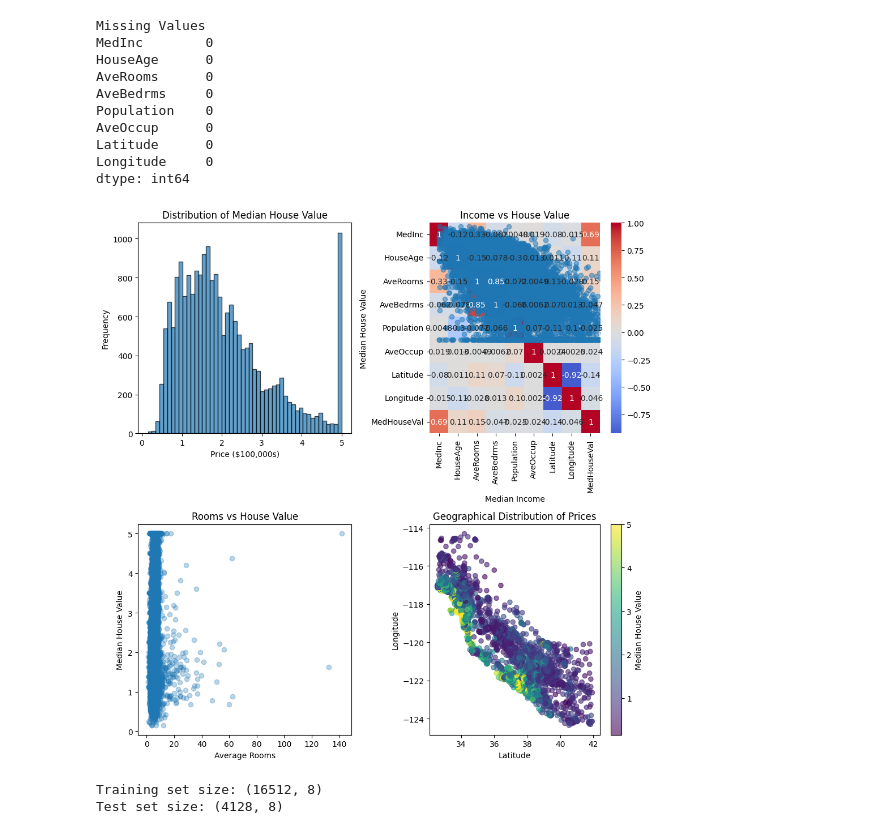
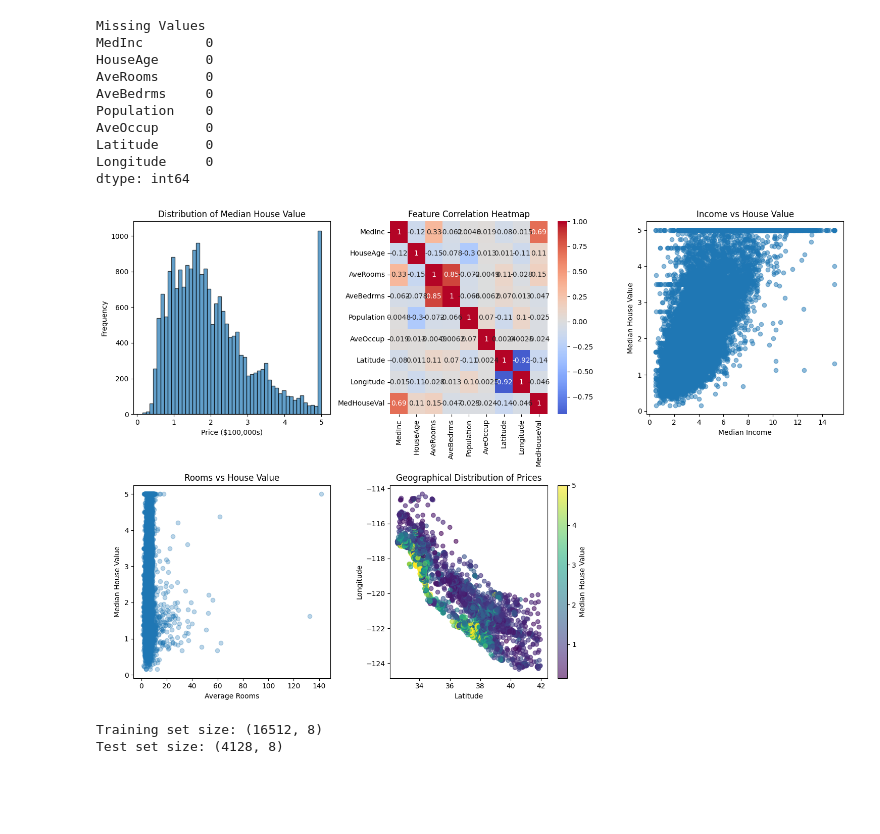
Before and after one commit to Hariprasaath01/UOM-AI-Sessions, a Jupyter notebook: Session 4/DecisionTree.ipynb, the cells around one changed output. Drawn from its saved outputs; the diff is of its cells as text; code cells hidden in the pictures; blank space fills up the shorter version.

```diff
--- a/Session 4/DecisionTree.ipynb
+++ b/Session 4/DecisionTree.ipynb
@@ -59,34 +59,35 @@ plt.hist(y, bins=50, edgecolor='black', alpha=0.7)
 plt.title('Distribution of Median House Value')
 plt.xlabel('Price ($100,000s)')
 plt.ylabel('Frequency')
 
 plt.subplot(2, 3, 2)
 correlation_matrix = pd.concat([X, y], axis=1).corr()
 sns.heatmap(correlation_matrix, annot=True, cmap='coolwarm', center=0)
 plt.title('Feature Correlation Heatmap')
 
+plt.subplot(2, 3, 3)
 plt.scatter(X['MedInc'], y, alpha=0.5)
 plt.xlabel('Median Income')
 plt.ylabel('Median House Value')
 plt.title('Income vs House Value')
 
 plt.subplot(2, 3, 4)
 plt.scatter(X['AveRooms'], y, alpha=0.3)
 plt.xlabel('Average Rooms')
 plt.ylabel('Median House Value')
 plt.title('Rooms vs House Value')
 
 plt.subplot(2, 3, 5)
 plt.scatter(X['Latitude'], X['Longitude'], c=y, cmap='viridis', alpha=0.6)
 plt.colorbar(label='Median House Value')
 plt.xlabel('Latitude')
 plt.ylabel('Longitude')
 plt.title('Geographical Distribution of Prices')
 
 plt.tight_layout()
 plt.show()
 # %% [output]
-[figure, old version]
+[figure, new version]
 # %%
 X_train, X_test, y_train, y_test = train_test_split(
     X, y, test_size=0.2, random_state=42
```
